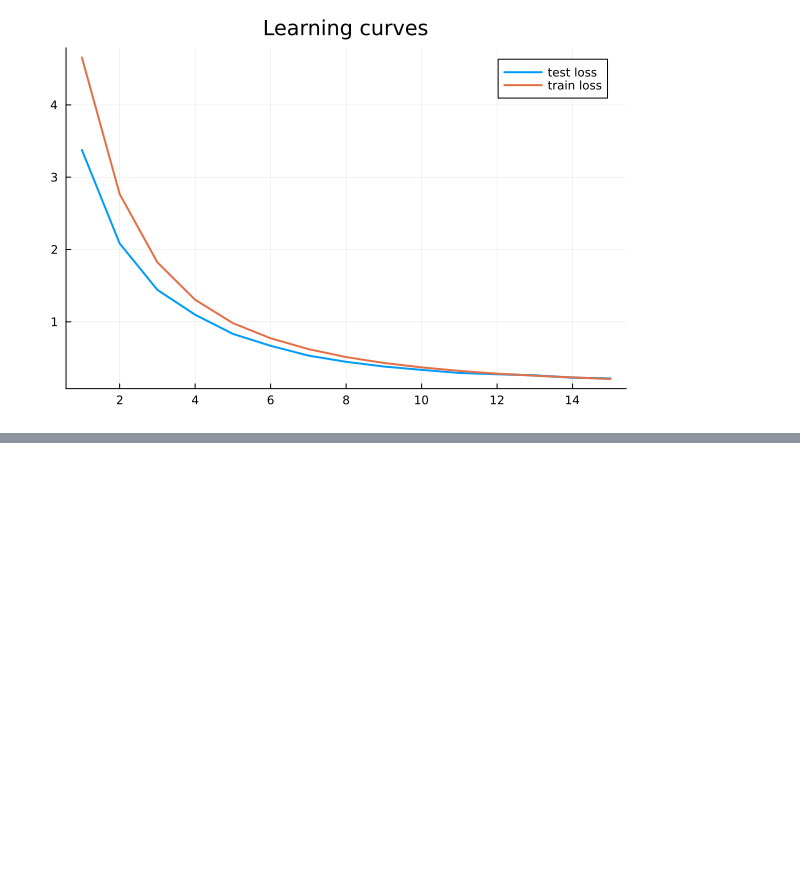
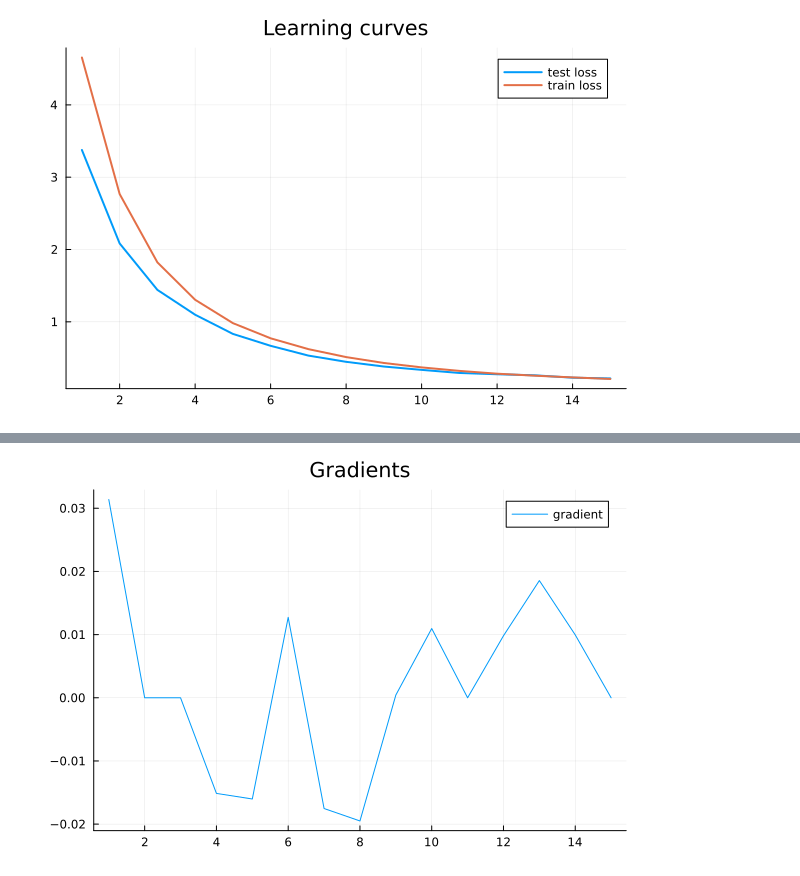
Before and after one commit to it1shka/Mlyn.jl, a Jupyter notebook: examples/experiments.ipynb, the cells around one changed output, grey strips where cells are left out. Saved outputs shown, nothing was run; the diff lists cells and outputs as text; code cells hidden in the pictures; blank space fills up the shorter version.

```diff
--- a/examples/experiments.ipynb
+++ b/examples/experiments.ipynb
@@ -479,0 +540,14 @@ history_plot(history)
+# %%
+model = create_model(classification, [
+    BlueprintLinear(784, 128, method_kaiming),
+    BlueprintActivation(method_relu),
+
+    BlueprintLinear(128, 10, method_xavier_uniform),
+    BlueprintActivation(method_sigmoid),
+])
+X_train, Y_train, X_test, Y_test = load_mnist_full()
+optimizer = OptimizerAdam()
+init_adam!(optimizer, model.layers)
+history = train!(model, optimizer, 15, X_train, Y_train, X_test, Y_test; batch_size=100, logging=true, log_period=5, report_grad=true)
+history_plot_gradients(history)
+# %% [output]
@@ -479,0 +562 @@ history_plot(history)
+[figure, added]
```
Also changed, not shown: parts of 7 cells of this notebook.
